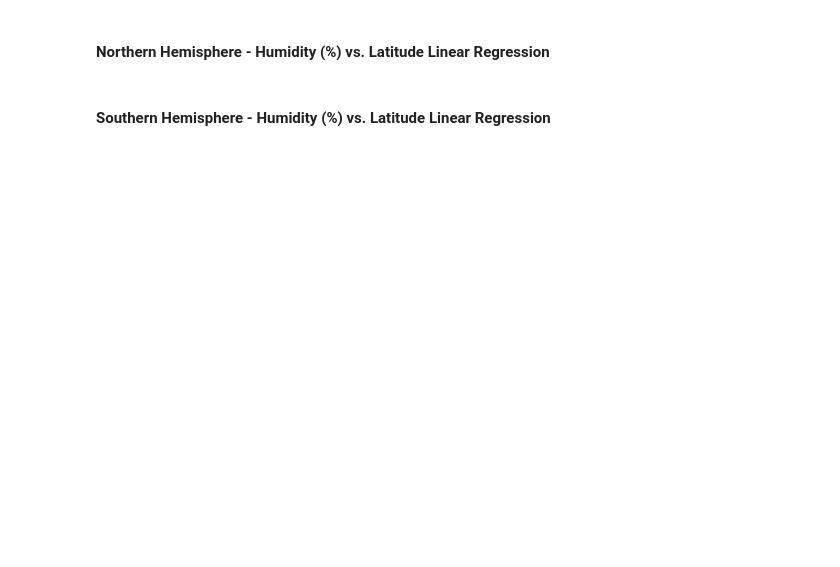
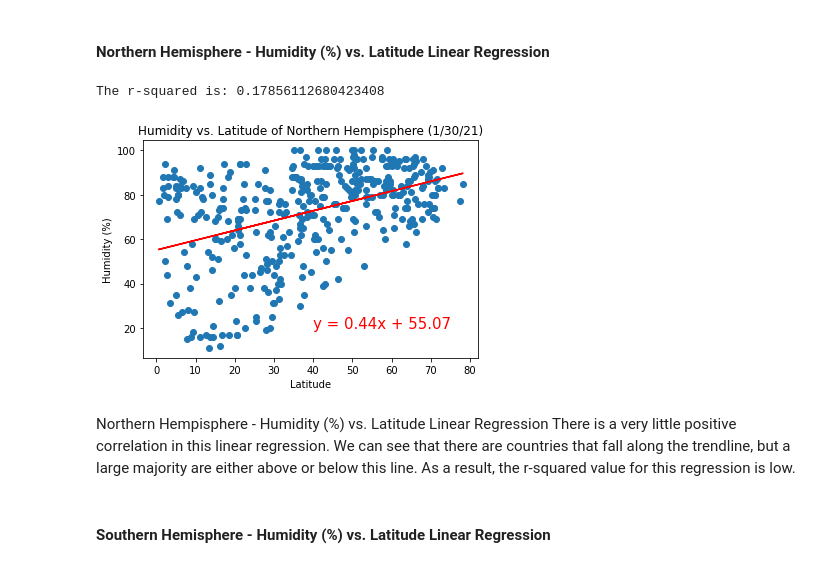
Before and after one commit to terrilvallikalam/Python-API-ChallengeV2, a Jupyter notebook: WeatherPy/WeatherPy.ipynb, the cells around one changed output. Drawn from its saved outputs; the diff is of its cells as text; code cells hidden in the pictures; blank space fills up the shorter version.

```diff
--- a/WeatherPy/WeatherPy.ipynb
+++ b/WeatherPy/WeatherPy.ipynb
@@ -243,4 +342,26 @@ weather_data["Humidity"].max()
 # %% [markdown]
 ####  Northern Hemisphere - Humidity (%) vs. Latitude Linear Regression
+# %%
+# Perform Linear Regression and plot r-squared
+x_values = northern_hem['Lat']
+y_values = northern_hem['Humidity']
+(slope, intercept, rvalue, pvalue, stderr) = linregress(x_values, y_values)
+regress_values = x_values * slope + intercept
+line_eq = "y = " + str(round(slope,2)) + "x + " + str(round(intercept,2))
+plt.scatter(x_values,y_values)
+plt.plot(x_values,regress_values,"r-")
+plt.annotate(line_eq,(40,20),fontsize=15,color="red")
+plt.title("Humidity vs. Latitude of Northern Hempisphere (1/30/21)")
+plt.xlabel('Latitude')
+plt.ylabel('Humidity (%)')
+print(f"The r-squared is: {rvalue**2}")
+plt.savefig("../Images/NHHumvsLat.png")
+plt.show()
+# %% [output]
+The r-squared is: 0.17856112680423408
+[figure, added]
+# %% [markdown]
+Northern Hempisphere - Humidity (%) vs. Latitude Linear Regression
+There is a very little positive correlation in this linear regression. We can see that there are countries that fall along the trendline, but a large majority are either above or below this line. As a result, the r-squared value for this regression is low.
 # %% [markdown]
 ####  Southern Hemisphere - Humidity (%) vs. Latitude Linear Regression
```
Also changed, not shown: parts of 39 cells of this notebook, 14 other files.
